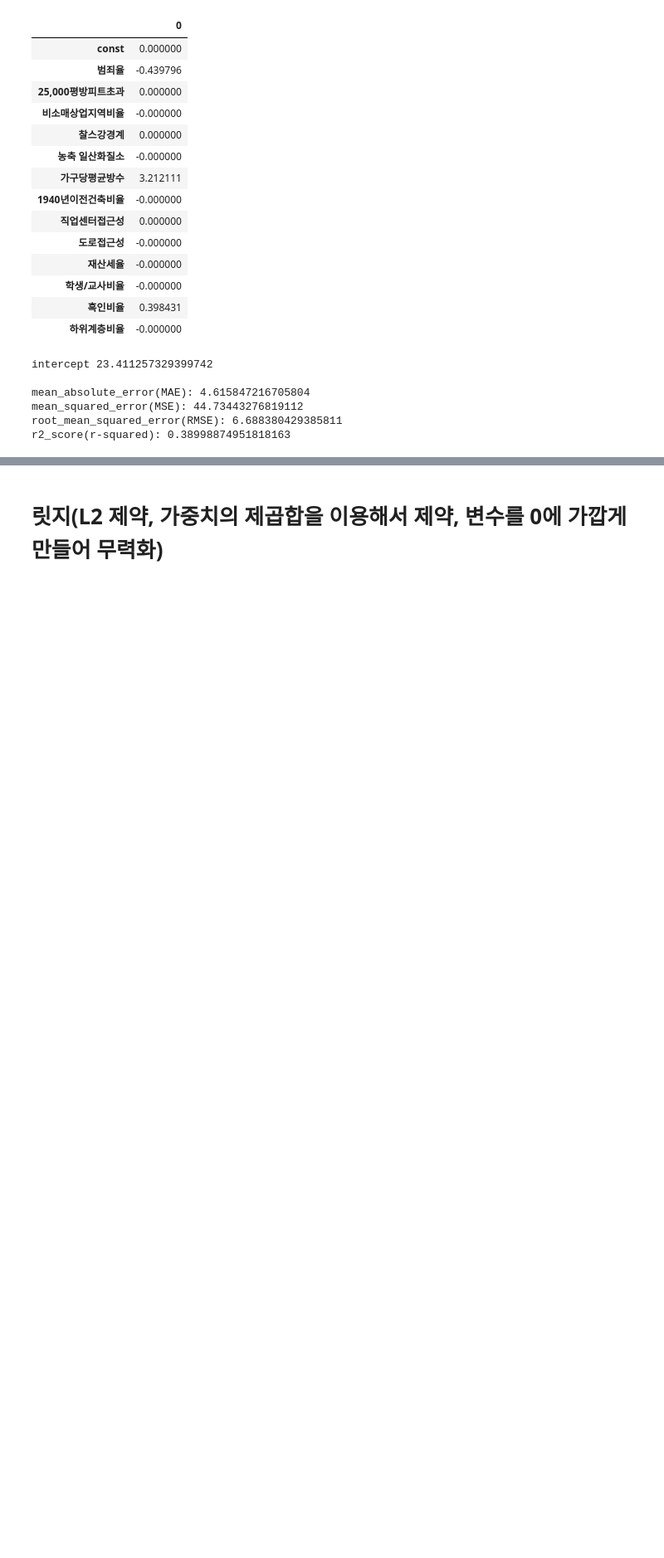
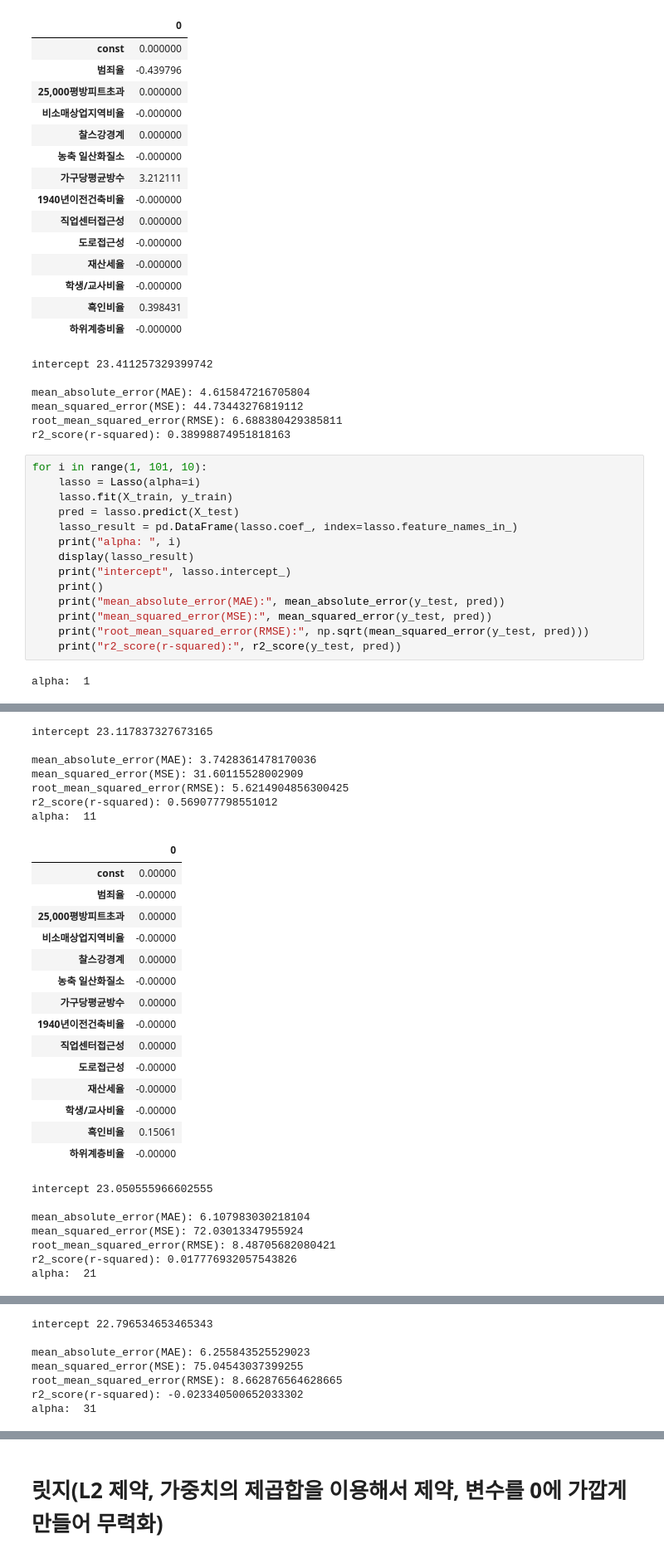
Before and after one commit to haezeong/fintech_service, a Jupyter notebook: 06_machine_learning/14_회귀분석_보스턴집값예측_라쏘_릿지_엘라스틱.ipynb, the cells around one changed output, grey strips where cells are left out. Shown at 83% size. Drawn from its saved outputs; the diff is of its cells as text; blank space fills up the shorter version.

```diff
--- a/06_machine_learning/14_회귀분석_보스턴집값예측_라쏘_릿지_엘라스틱.ipynb
+++ b/06_machine_learning/14_회귀분석_보스턴집값예측_라쏘_릿지_엘라스틱.ipynb
@@ -546,3 +551,19 @@ mean_absolute_error(MAE): 4.615847216705804
 mean_squared_error(MSE): 44.73443276819112
 root_mean_squared_error(RMSE): 6.688380429385811
 r2_score(r-squared): 0.38998874951818163
+# %%
+for i in range(1, 101, 10):
+    lasso = Lasso(alpha=i)
+    lasso.fit(X_train, y_train)
+    pred = lasso.predict(X_test)
+    lasso_result = pd.DataFrame(lasso.coef_, index=lasso.feature_names_in_)
+    print("alpha: ", i)
+    display(lasso_result)
+    print("intercept", lasso.intercept_)
+    print()
+    print("mean_absolute_error(MAE):", mean_absolute_error(y_test, pred))
+    print("mean_squared_error(MSE):", mean_squared_error(y_test, pred))
+    print("root_mean_squared_error(RMSE):", np.sqrt(mean_squared_error(y_test, pred)))
+    print("r2_score(r-squared):", r2_score(y_test, pred))
+# %% [output]
+alpha:  1
@@ -548,0 +585,29 @@ r2_score(r-squared): 0.38998874951818163
+intercept 23.117837327673165
+
+mean_absolute_error(MAE): 3.7428361478170036
+mean_squared_error(MSE): 31.60115528002909
+root_mean_squared_error(RMSE): 5.6214904856300425
+r2_score(r-squared): 0.569077798551012
+alpha:  11
+|  | 0 |
+| const | 0.00000 |
+| 범죄율 | -0.00000 |
+| 25,000평방피트초과 | 0.00000 |
+| 비소매상업지역비율 | -0.00000 |
+| 찰스강경계 | 0.00000 |
+| 농축 일산화질소 | -0.00000 |
+| 가구당평균방수 | 0.00000 |
+| 1940년이전건축비율 | -0.00000 |
+| 직업센터접근성 | 0.00000 |
+| 도로접근성 | -0.00000 |
+| 재산세율 | -0.00000 |
+| 학생/교사비율 | -0.00000 |
+| 흑인비율 | 0.15061 |
+| 하위계층비율 | -0.00000 |
+intercept 23.050555966602555
+
+mean_absolute_error(MAE): 6.107983030218104
+mean_squared_error(MSE): 72.03013347955924
+root_mean_squared_error(RMSE): 8.48705682080421
+r2_score(r-squared): 0.017776932057543826
+alpha:  21
@@ -548,0 +629,7 @@ r2_score(r-squared): 0.38998874951818163
+intercept 22.796534653465343
+
+mean_absolute_error(MAE): 6.255843525529023
+mean_squared_error(MSE): 75.04543037399255
+root_mean_squared_error(RMSE): 8.662876564628665
+r2_score(r-squared): -0.023340500652033302
+alpha:  31
```
Also changed, not shown: parts of 29 cells of this notebook, 2 other files.
